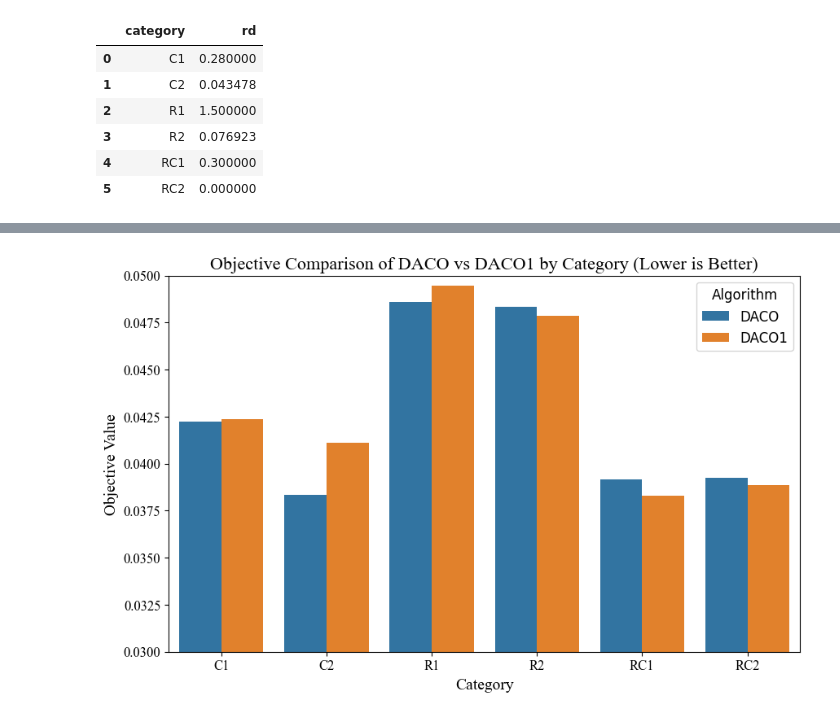
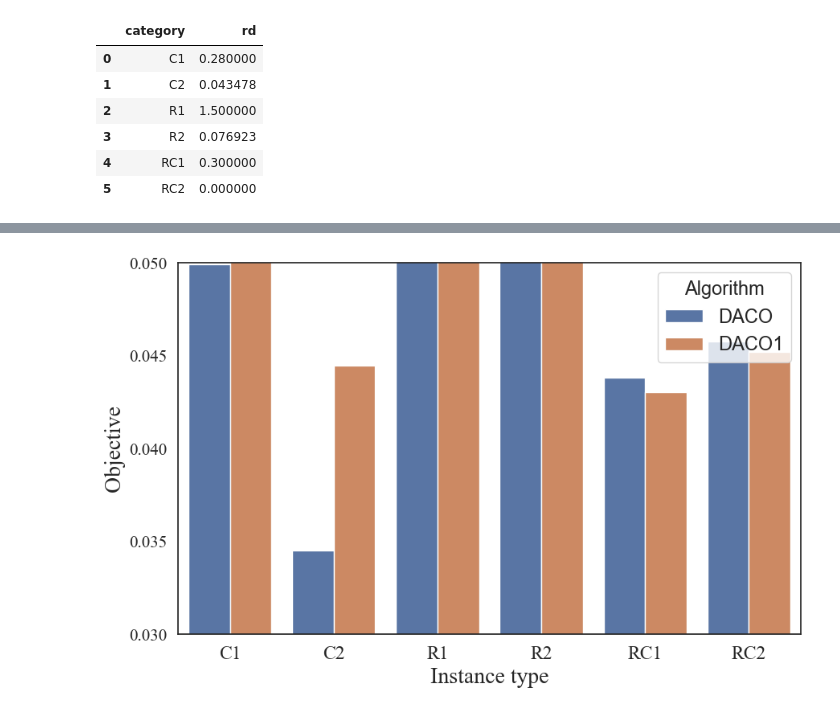
Before and after one commit to hwnginsoict/dvrpsd, a Jupyter notebook: experiment/experiment.ipynb, the cells around one changed output, grey strips where cells are left out. Saved outputs shown, nothing was run; the diff lists cells and outputs as text; code cells hidden in the pictures.

```diff
--- a/experiment/experiment.ipynb
+++ b/experiment/experiment.ipynb
@@ -448,2 +594,7 @@ result1 = new_df1.groupby(['algorithm','file_name']).agg({
     'obj': 'mean',
 }).reset_index()
+# %%
+result100 = new_df100.groupby(['algorithm','file_name']).agg({
+    'obj': 'mean',
+}).reset_index()
+result100.head()
@@ -450,5 +608,5 @@ result1 = new_df1.groupby(['algorithm','file_name']).agg({
 # %%
-result_full = pd.concat([result, result1], ignore_index=True)
+result_full = pd.concat([result200, result400], ignore_index=True)
 result_full
 # %% [output]
 |  | algorithm | file_name | obj |
@@ -487,0 +669,5 @@ result_full.head()
+# %%
+result100['type'] = result100['file_name'].str.extract(r'h(\d+)')[0]
+result100['category'] = result100['file_name'].str.extract(r'(c\d|r\d|rc\d)')[0].str.upper()
+
+result100.head()
@@ -487,0 +681,2 @@ result_full.head()
+# %%
+result_full = pd.concat([result_full, result100], ignore_index=True)
@@ -488,26 +768,29 @@ result_full.head()
 # %%
 import matplotlib.pyplot as plt
 import seaborn as sns
+import numpy as np
 
 # Assuming result_full contains your data
 plt.figure(figsize=(10, 6))
 
 # Bar plot with customizations
 sns.barplot(data=result_full, x="category", y="obj", hue="algorithm", ci=None)
-plt.title("Objective comparison of DACO vs DACO1", fontsize=16, fontname="Times New Roman")
-plt.xlabel("Category", fontsize=14, fontname="Times New Roman")
-plt.ylabel("Objective Value", fontsize=14, fontname="Times New Roman")
+# plt.title("Objective comparison of DACO vs DACO1", fontsize=16, fontname="Times New Roman")
+plt.xlabel("Instance type", fontsize=20, fontname="Times New Roman")
+plt.ylabel("Objective", fontsize=20, fontname="Times New Roman")
 
 # Customize the legend
-plt.legend(title="Algorithm", labels=["DACO", "DACO1"], fontsize=12, title_fontsize=12)
+plt.legend(title="Algorithm", labels=["DACO", "DACO1"], fontsize=17, title_fontsize=17)
 
 # Set y-axis range
 plt.ylim(0.03, 0.05)
+plt.yticks(np.arange(0.03, 0.051, 0.005), fontname="Times New Roman", fontsize=15)
 
 # Change font for tick labels
-plt.xticks(fontsize=12, fontname="Times New Roman")
-plt.yticks(fontsize=12, fontname="Times New Roman")
+plt.xticks(fontsize=17, fontname="Times New Roman")
+# plt.yticks(fontsize=17, fontname="Times New Roman")
+plt.savefig("CA_combined.pdf", format='pdf', dpi=300, bbox_inches='tight')
 
 plt.show()
 # %% [output]
-[figure, old version]
+[figure, new version]
```
Also changed, not shown: parts of 25 cells of this notebook, 15 other files.
